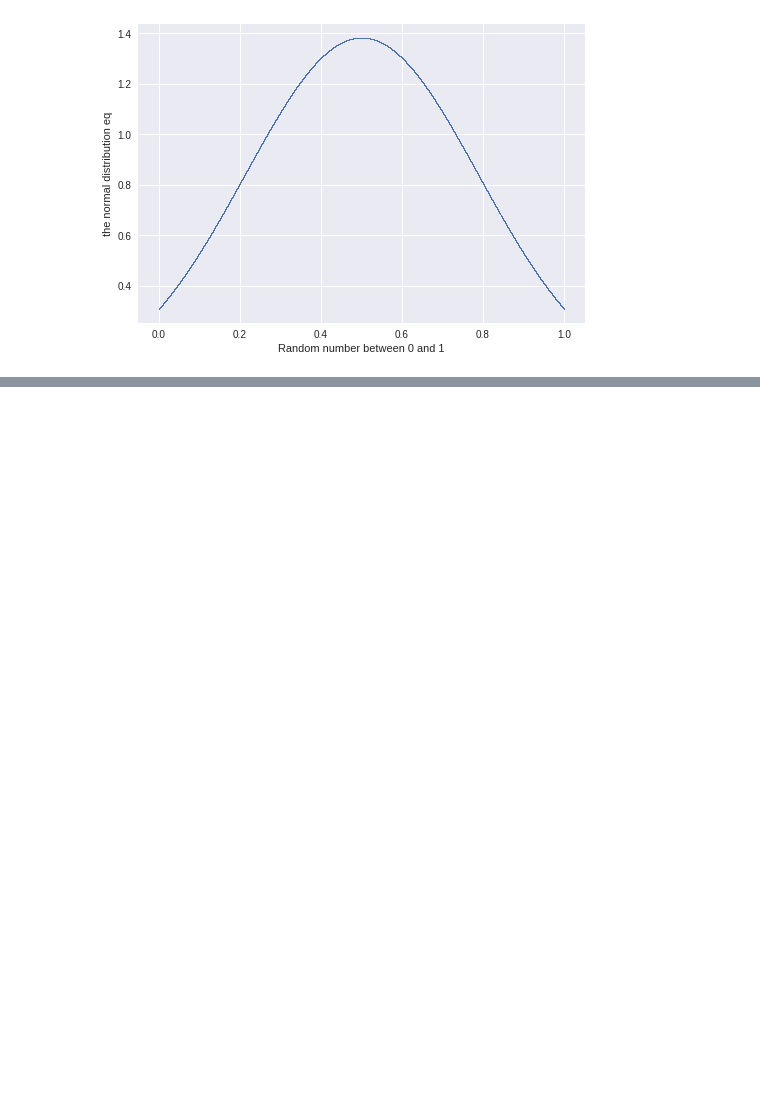
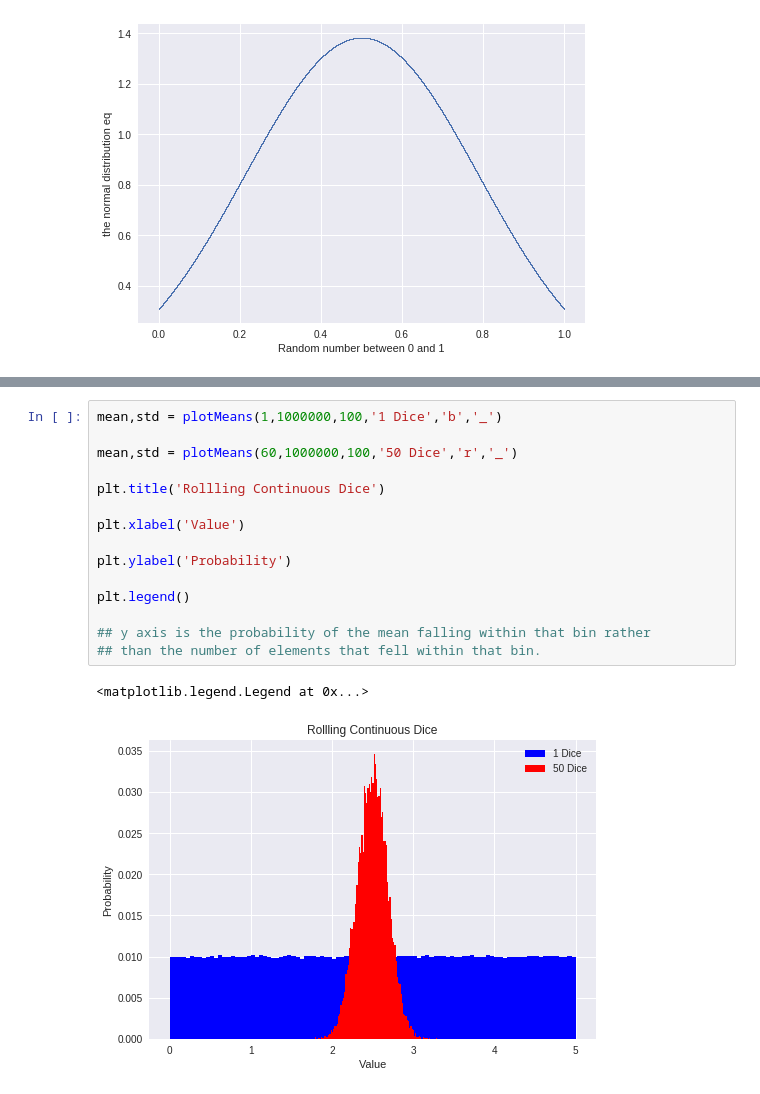
Before and after one commit to rainu1729/data-analysis, a Jupyter notebook: EDXcourse600_2x.ipynb, the cells around one changed output, grey strips where cells are left out. Drawn from its saved outputs; the diff is of its cells as text; blank space fills up the shorter version.

```diff
--- a/EDXcourse600_2x.ipynb
+++ b/EDXcourse600_2x.ipynb
@@ -1972,0 +2037,18 @@ Text(0,0.5,'the normal distribution eq')
+# %%
+mean,std = plotMeans(1,1000000,100,'1 Dice','b','_')
+
+mean,std = plotMeans(60,1000000,100,'50 Dice','r','_')
+
+plt.title('Rollling Continuous Dice')
+
+plt.xlabel('Value')
+
+plt.ylabel('Probability')
+
+plt.legend()
+
+## y axis is the probability of the mean falling within that bin rather
+## than the number of elements that fell within that bin.
+# %% [output]
+<matplotlib.legend.Legend at 0x...>
+[figure, added]
```
Also changed, not shown: parts of 8 cells of this notebook.
